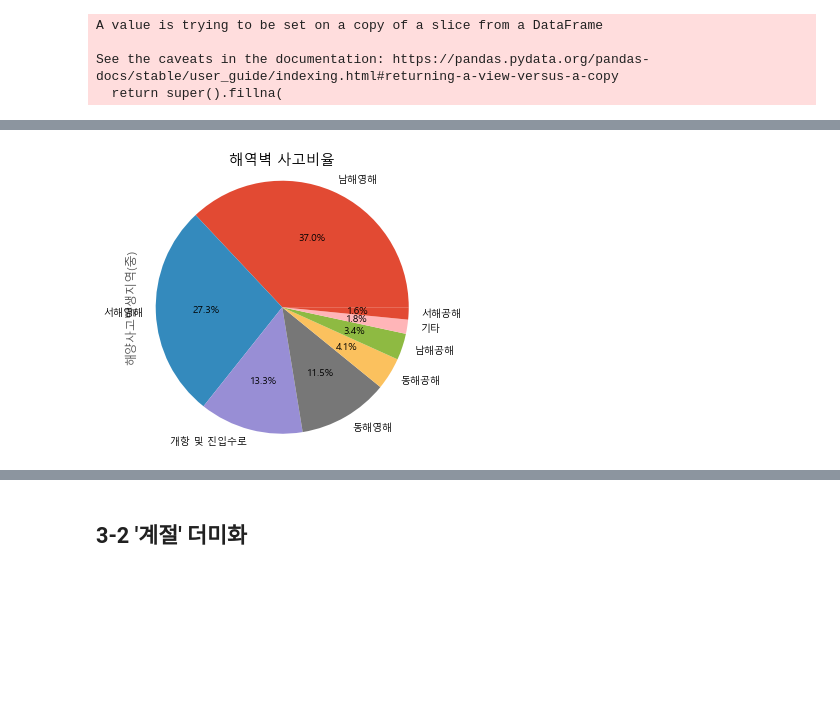
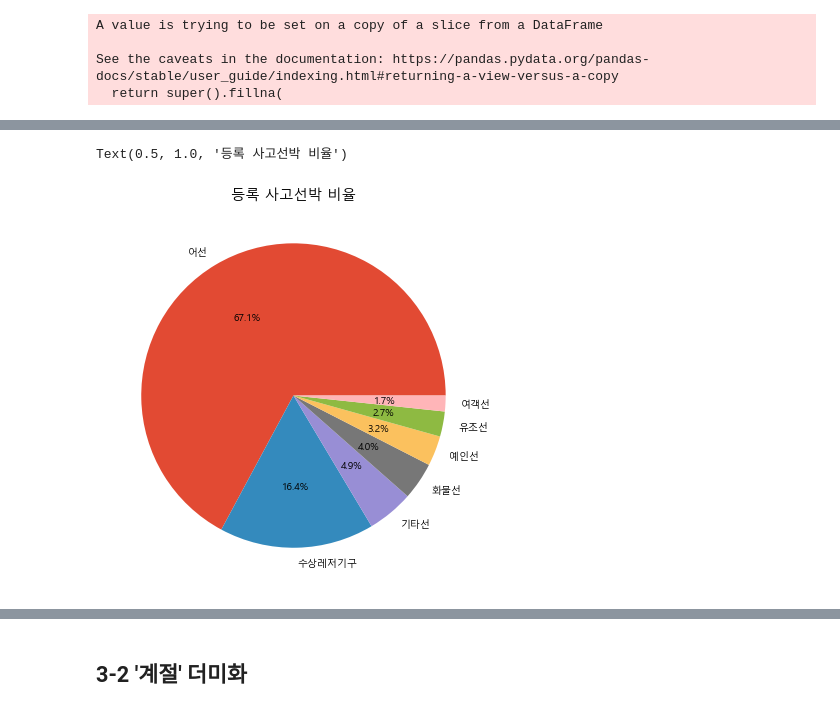
Before and after one commit to atum97/2021.09.08-Project, a Jupyter notebook: Analysis.ipynb, the cells around one changed output, grey strips where cells are left out. Saved outputs shown, nothing was run; the diff lists cells and outputs as text; code cells hidden in the pictures; blank space fills up the shorter version.

```diff
--- a/Analysis.ipynb
+++ b/Analysis.ipynb
@@ -510,11 +510,10 @@ west_df[15202:15204]  #정상적으로 채워진것을 확인
 |  | 사건명 | 해양사고종류(통계용) | 해양사고발생(년도) | 해양사고발생(월) | 해양사고발생(일) | 해양사고발생(시) | 해양사고발생(분) | 해양사고발생시간대 | 계절 | ... |
 | 15202 | 액체화학품산적운반선 그레이스 삼부호, 예선 창 강 투오8 하... | 충돌 | 2017 | 7 | 11 | 18 | 10 | 16-20시 | 여름 | ... |
 | 15203 | 어선 제37진성호, 컨테이너운반선 절보어운68987 충돌사건 | 충돌 | 2017 | 11 | 8 | 14 | 0 | 12-16시 | 가을 | ... |
-# %%
-plt.figure(figsize=(5,5))
-west_df['해양사고발생지역(중)'].value_counts().plot(kind='pie', autopct='%1.1f%%')
-plt.title('해역벽 사고비율')
-plt.axis('equal')
-plt.show()
-# %% [output]
-[figure, removed]
+# %%
+plt.figure(figsize=(7,7))
+plt.pie(df['선박용도(통계용)'].value_counts(), autopct='%1.1f%%', labels=df['선박용도(통계용)'].value_counts().index)
+plt.title('등록 사고선박 비율')
+# %% [output]
+Text(0.5, 1.0, '등록 사고선박 비율')
+[figure, added]
```
Also changed, not shown: parts of 19 cells of this notebook.
